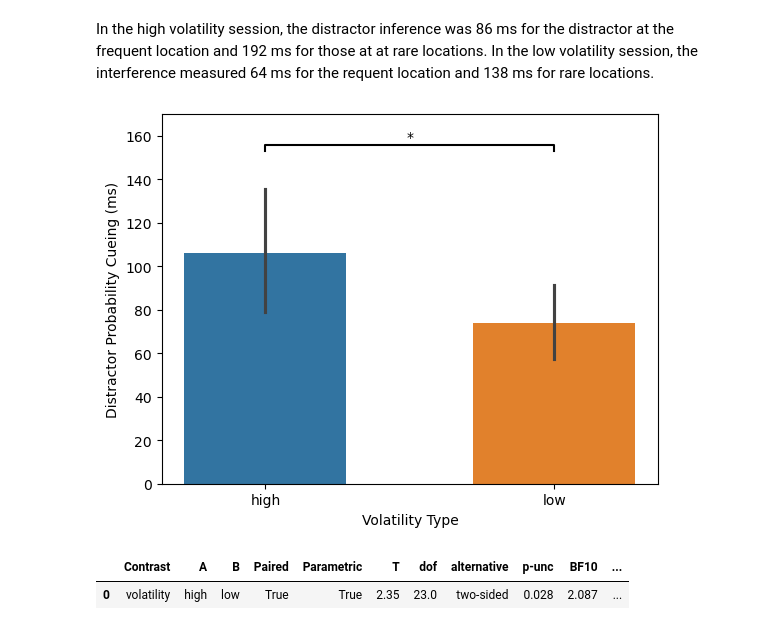
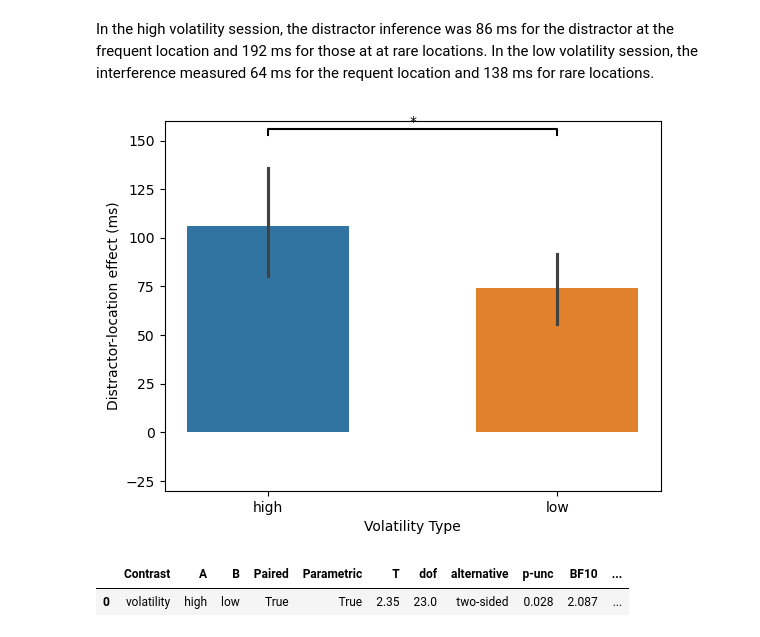
Before and after one commit to msenselab/statistical_learning_with_volatility, a Jupyter notebook: behavior_analysis.ipynb, the cells around one changed output. Cells and saved outputs as stored; diff of their text form; code cells hidden in the pictures.

```diff
--- a/behavior_analysis.ipynb
+++ b/behavior_analysis.ipynb
@@ -298,21 +298,21 @@ In the high volatility session, the distractor inference was 86 ms for the distr
 # %%
 def plot_dcue(ax):
     # initialize the plot size
     #ax.figure.set_size_inches(3.5, 3.5)
     # visualize the mean probability cueing (`pcue`) for each volatility as bar plot
     sns.barplot(data=prob_cueing, x='volatility', y='pcue', hue = 'volatility', width = 0.7, gap = 0.2, ax=ax)
-    ax.set_ylabel('Distractor Probability Cueing (ms)')
+    ax.set_ylabel('Distractor-location effect (ms)')
     ax.set_xlabel('Volatility Type')
     # add significance bar and annotation
     y_max = 150
     y, h, col = y_max + y_max/50, y_max/50, 'k'
     ax.plot([0, 0, 1, 1], [y, y+h, y+h, y], lw=1.5, c=col)
     ax.text((0+1)/2, y+h, "*", ha='center', va='bottom', color=col)
-    ax.set_ylim(0, 170)
+    ax.set_ylim(-30, 160)
 
 plot_dcue(plt.gca())
 # %% [output]
-[figure, old version]
+[figure, new version]
 # %%
 pg.pairwise_tests(dv ='pcue', within=['volatility'], subject='sub',
                   data=prob_cueing, padjust='fdr_bh', effsize='cohen').round(3)
```
Also changed, not shown: parts of 23 cells of this notebook, 5 other files.
